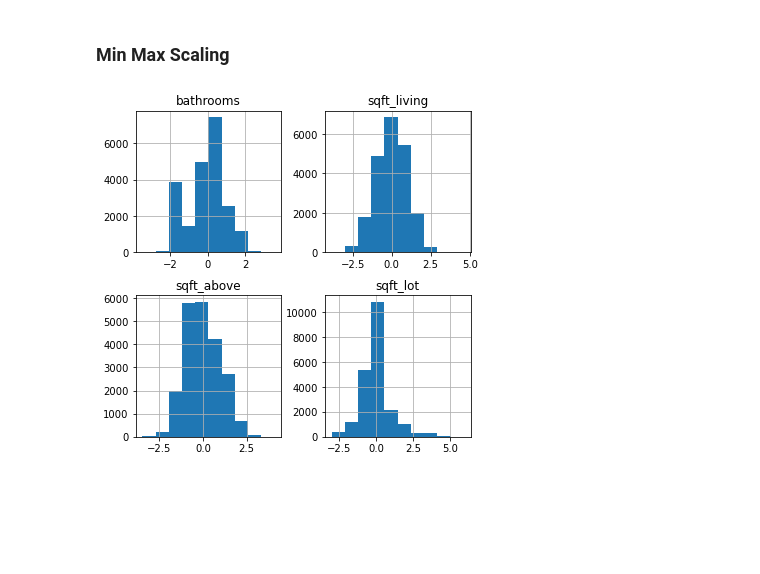
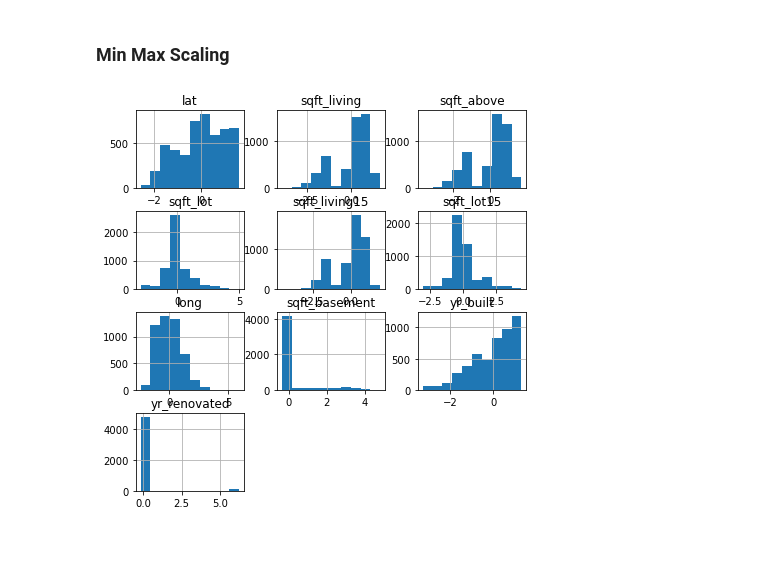
Before and after one commit to NicholusMagak/dsc-phase-2-project, a Jupyter notebook: student.ipynb, the cells around one changed output. Drawn from its saved outputs; the diff is of its cells as text; code cells hidden in the pictures; blank space fills up the shorter version.

```diff
--- a/student.ipynb
+++ b/student.ipynb
@@ -145,7 +152,7 @@ kc_housing_data['view'] = kc_housing_data['view'].astype('int')
 # %%
 ## Drop irrelevant columns
 # 'date', 'sqft_living', 'sqft_lot', 'view', 'sqft_above', 'sqft_basement', 'zipcode', 'lat', 'long', 'sqft_living15', 'sqft_lot15'
-columns_to_drop = ['id', 'date', 'sqft_basement', 'zipcode', 'lat', 'long', 'sqft_living15', 'sqft_lot15', 'bedrooms', 'waterfront', 'yr_renovated', 'yr_built']
+columns_to_drop = ['date', 'zipcode', 'bathrooms', 'id']
 
 kc_manipulation_data = kc_housing_data.copy()
 kc_manipulation_data = kc_manipulation_data.drop(columns_to_drop, axis=1)
@@ -170,10 +243,13 @@ for xcol, ax in zip([ 'condition', 'floors', 'view', 'grade'], axes):
 condition_dummies = pd.get_dummies(kc_manipulation_data['condition'], prefix='cond', drop_first=True)
 floors_dummies = pd.get_dummies(kc_manipulation_data['floors'], prefix='floor', drop_first=True)
 view_dummies = pd.get_dummies(kc_manipulation_data['view'], prefix='view')
+waterfront_dummies = pd.get_dummies(kc_manipulation_data['waterfront'], prefix='wtfront')
+bedroom_dummies = pd.get_dummies(kc_manipulation_data['bedrooms'], prefix='bd')
+grade_dummies = pd.get_dummies(kc_manipulation_data['grade'], prefix='grd')
 
 # drop the old columns and replace with dummy columns
-kc_manipulation_data = kc_manipulation_data.drop(['condition', 'floors', 'view'], axis=1)
+kc_manipulation_data = kc_manipulation_data.drop(['condition', 'floors', 'view', 'waterfront', 'bedrooms', 'grade'], axis=1)
 
-kc_manipulation_data = pd.concat([kc_manipulation_data, condition_dummies, floors_dummies, view_dummies], axis=1)
+kc_manipulation_data = pd.concat([kc_manipulation_data, condition_dummies, floors_dummies, view_dummies, grade_dummies, waterfront_dummies, bedroom_dummies], axis=1)
 kc_manipulation_data.head()
 # %% [output]
@@ -270,7 +350,7 @@ pd.plotting.scatter_matrix(kc_manipulation_data[x_cols], figsize=(10, 12));
 # %% [markdown]
 ### Transforming Non-Normal Features
 # %%
-non_normal_x = ['bathrooms', 'sqft_living', 'sqft_above', 'sqft_lot']
+non_normal_x = ['sqft_living', 'sqft_lot', 'sqft_lot15', 'sqft_above', 'sqft_living15']
 for feature in non_normal_x:
     # performing log transformation on non-normal features
     kc_manipulation_data[feature] = kc_manipulation_data[feature].map(lambda x: np.log(x))
@@ -323,26 +406,49 @@ kc_manipulation_data[['bathrooms', 'sqft_living', 'sqft_above', 'sqft_lot']].his
 ### Min Max Scaling
 # %%
 # The log transformations made the continuous data more normal than before
-logBathrooms = kc_manipulation_data['bathrooms']
+# logBathrooms = kc_manipulation_data['bathrooms']
 logSqft_living = kc_manipulation_data['sqft_living']
 logSqft_above = kc_manipulation_data['sqft_above']
-logGrade = kc_manipulation_data['sqft_lot']
+logSqft_lot = kc_manipulation_data['sqft_lot']
+logSqft_lv_15 = kc_manipulation_data['sqft_living15']
+logSqft_lt_15 = kc_manipulation_data['sqft_lot15']
+logSqft_bs = kc_manipulation_data['sqft_basement']
+# logBeds = kc_manipulation_data['bedrooms']
 
-scaled_bathrooms = (logBathrooms - np.mean(logBathrooms)) / np.sqrt(np.var(logBathrooms))
-scaled_sq_living = (logSqft_living - np.mean(logSqft_living)) / np.sqrt(np.var(logSqft_living))
-scaled_sq_above = (logSqft_above - np.mean(logSqft_above)) / np.sqrt(np.var(logSqft_above))
-scaled_grade = (logGrade - np.mean(logGrade)) / np.sqrt(np.var(logGrade))
+
+def scaling_func(x):
+    return (x - np.mean(x)) / np.sqrt(np.var(x))
+
+scaled_lat = scaling_func(kc_manipulation_data['lat'])
+scaled_sq_living = scaling_func(logSqft_living)
+scaled_sq_above = scaling_func(logSqft_above)
+scaled_sq_lot = scaling_func(logSqft_lot)
+scaled_sq_lv_15 = scaling_func(logSqft_lv_15)
+scaled_sq_lt_15 = scaling_func(logSqft_lt_15)
+scaled_long = scaling_func(kc_manipulation_data['long'])
+scaled_sq_bs = scaling_func(kc_manipulation_data['sqft_basement'])
+scaled_yr_built = scaling_func(kc_manipulation_data['yr_built'])
+scaled_yr_ren = scaling_func(kc_manipulation_data['yr_renovated'])
+# scaled_baths = scaling_func(kc_manipulation_data['bathrooms'])
+
 
 data_cont_scaled = pd.DataFrame([])
-data_cont_scaled['bathrooms'] = scaled_bathrooms
+data_cont_scaled['lat'] = scaled_lat
 data_cont_scaled['sqft_living'] = scaled_sq_living
 data_cont_scaled['sqft_above'] = scaled_sq_above
-data_cont_scaled['sqft_lot'] = scaled_grade
+data_cont_scaled['sqft_lot'] = scaled_sq_lot
+data_cont_scaled['sqft_living15'] = scaled_sq_lv_15
+data_cont_scaled['sqft_lot15'] = scaled_sq_lt_15
+data_cont_scaled['long'] = scaled_long
+data_cont_scaled['sqft_basement'] = scaled_sq_bs
+data_cont_scaled['yr_built'] = scaled_yr_built
+data_cont_scaled['yr_renovated'] =scaled_yr_ren
+# data_cont_scaled['bathrooms'] = scaled_baths
 
 
-data_cont_scaled.hist(figsize = [6, 6]);
+data_cont_scaled.hist(figsize = [7, 7]);
 # %% [output]
-[figure, old version]
+[figure, new version]
 # %% [markdown]
 #
 # %% [markdown]
```
Also changed, not shown: parts of 23 cells of this notebook.
